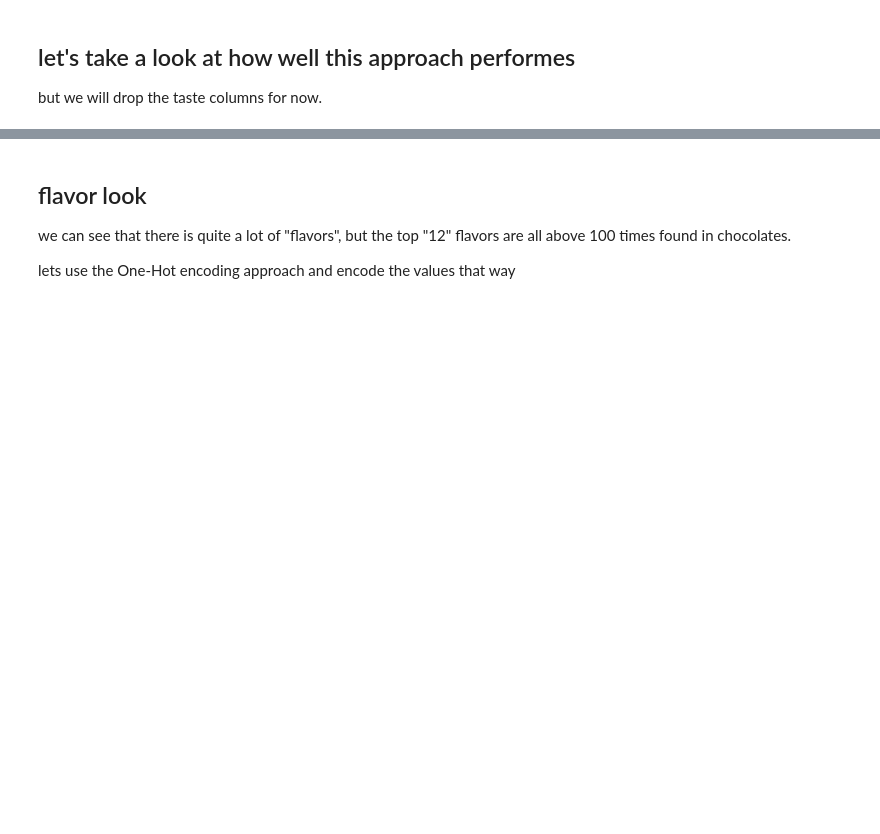
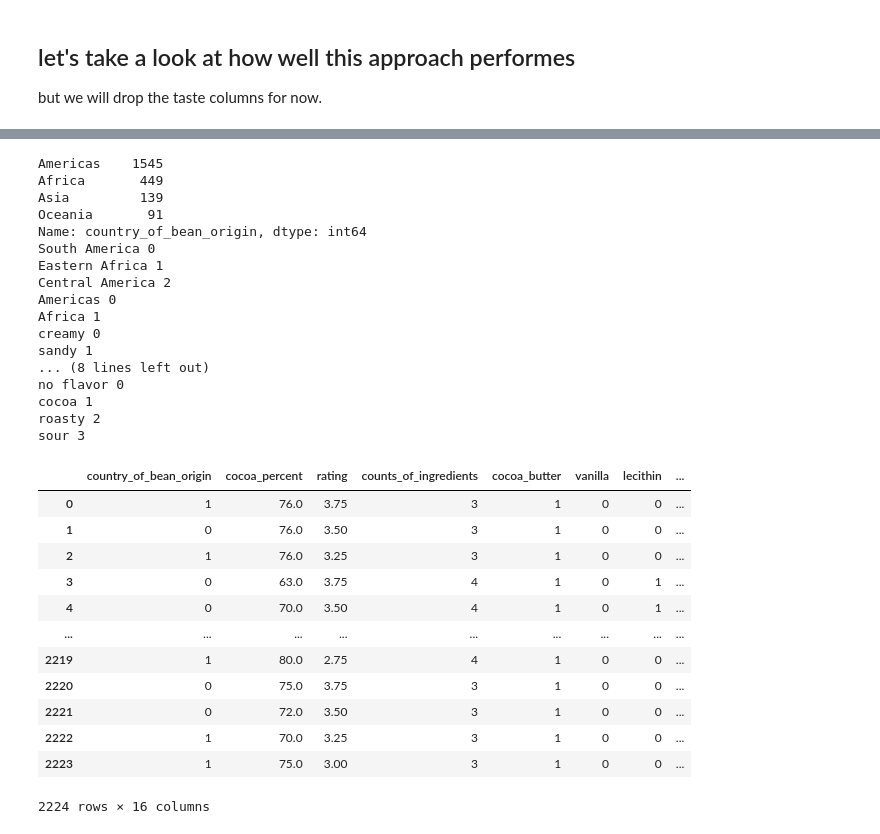
Before and after one commit to mike-tr/IntroToDS_Final, a Jupyter notebook: P3_chocolate.ipynb, the cells around one changed output, grey strips where cells are left out. Saved outputs shown, nothing was run; the diff lists cells and outputs as text; code cells hidden in the pictures; blank space fills up the shorter version.

```diff
--- a/P3_chocolate.ipynb
+++ b/P3_chocolate.ipynb
@@ -556,6 +848,46 @@ caramel 54
-# %% [markdown]
-## flavor look
-we can see that there is quite a lot of "flavors", but the top "12" flavors are all above 100
-times found in chocolates.
-
-lets use the One-Hot encoding approach and encode the values that way
+# %%
+my_pipe = Pipeline(
+    [
+      ("1", RegionTransformer("country_of_bean_origin", prefix="", log=True)),
+      ("2", TopXsub("sub_country_of_bean_origin", 3)),
+      ("3", TopXsub("country_of_bean_origin", 2)),
+      ("4", CountFlavors()),
+      ("5", TopXsub("first_taste", 3)),
+      ("6", TopXsub("second_taste", 4)),
+      ("7", TopXsub("third_taste", 3)),
+      ("8", TopXsub("fourth_taste", 4)),
+    ])
+
+chocolate_n5 = my_pipe.fit_transform(chocolate_n2)
+chocolate_n5
+# %% [output]
+Americas    1545
+Africa       449
+Asia         139
+Oceania       91
+Name: country_of_bean_origin, dtype: int64
+South America 0
+Eastern Africa 1
+Central America 2
+Americas 0
+Africa 1
+creamy 0
+sandy 1
+... (8 lines left out)
+no flavor 0
+cocoa 1
+roasty 2
+sour 3
+|  | country_of_bean_origin | cocoa_percent | rating | counts_of_ingredients | cocoa_butter | vanilla | lecithin | ... |
+| 0 | 1 | 76.0 | 3.75 | 3 | 1 | 0 | 0 | ... |
+| 1 | 0 | 76.0 | 3.50 | 3 | 1 | 0 | 0 | ... |
+| 2 | 1 | 76.0 | 3.25 | 3 | 1 | 0 | 0 | ... |
+| 3 | 0 | 63.0 | 3.75 | 4 | 1 | 0 | 1 | ... |
+| 4 | 0 | 70.0 | 3.50 | 4 | 1 | 0 | 1 | ... |
+| ... | ... | ... | ... | ... | ... | ... | ... | ... |
+| 2219 | 1 | 80.0 | 2.75 | 4 | 1 | 0 | 0 | ... |
+| 2220 | 0 | 75.0 | 3.75 | 3 | 1 | 0 | 0 | ... |
+| 2221 | 0 | 72.0 | 3.50 | 3 | 1 | 0 | 0 | ... |
+| 2222 | 1 | 70.0 | 3.25 | 3 | 1 | 0 | 0 | ... |
+| 2223 | 1 | 75.0 | 3.00 | 3 | 1 | 0 | 0 | ... |
+2224 rows × 16 columns
```
Also changed, not shown: parts of 28 cells of this notebook, 2 other files.
